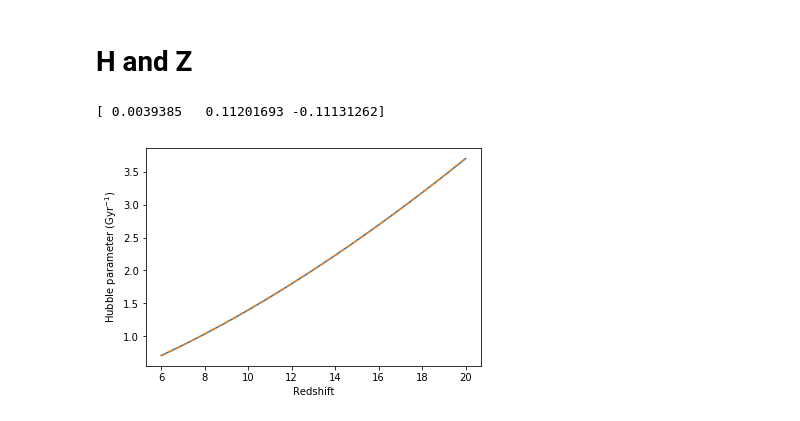
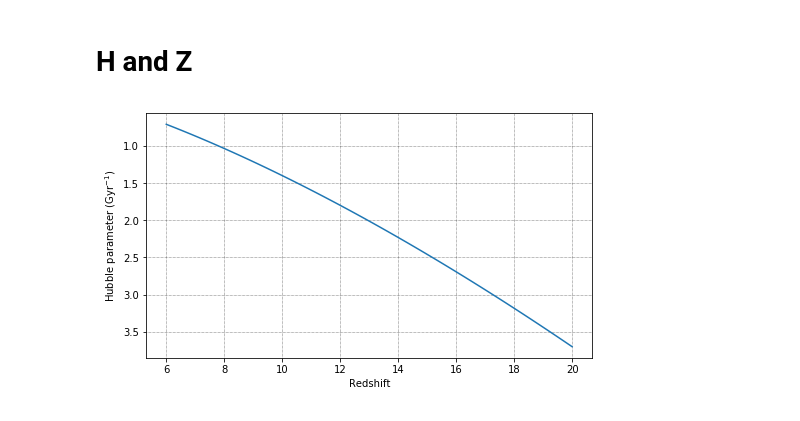
Before and after one commit to jsbarbosa/TesisFisica, a Jupyter notebook: Files/Week 5/Expansion.ipynb, the cells around one changed output. Cells and saved outputs as stored; diff of their text form; code cells hidden in the pictures.

```diff
--- a/Files/Week 5/Expansion.ipynb
+++ b/Files/Week 5/Expansion.ipynb
@@ -46,27 +46,29 @@ plt.show()
 # %%
 zs = np.linspace(6, 20)
 hs = cosmo.H(zs).value
 hs = smbh.HubbleToNaturalUnits(hs)
 
 coeffs = np.polyfit(zs,  hs, 2)
 
 poly = np.poly1d(coeffs)
 
 hs_ = poly(zs)
 
-fig, ax = plt.subplots()
+fig, ax = plt.subplots(figsize = (8, 4.5))
 
 ax.plot(zs, hs, label = 'astropy')
-ax.plot(zs, hs_, '--', label = 'fit')
+# ax.plot(zs, hs_, '--', label = 'fit')
 
-print(coeffs)
+# print(coeffs)
+ax.invert_yaxis()
 
 ax.set_xlabel('Redshift')
 ax.set_ylabel('Hubble parameter (Gyr$^{-1}$)')
+ax.grid()
 
 # ax.legend()
+fig.savefig("hubble_time.png", dpi = 300)
 
 plt.show()
 # %% [output]
-[ 0.0039385   0.11201693 -0.11131262]
-[figure, old version]
+[figure, new version]
```
Also changed, not shown: 20 other files.
